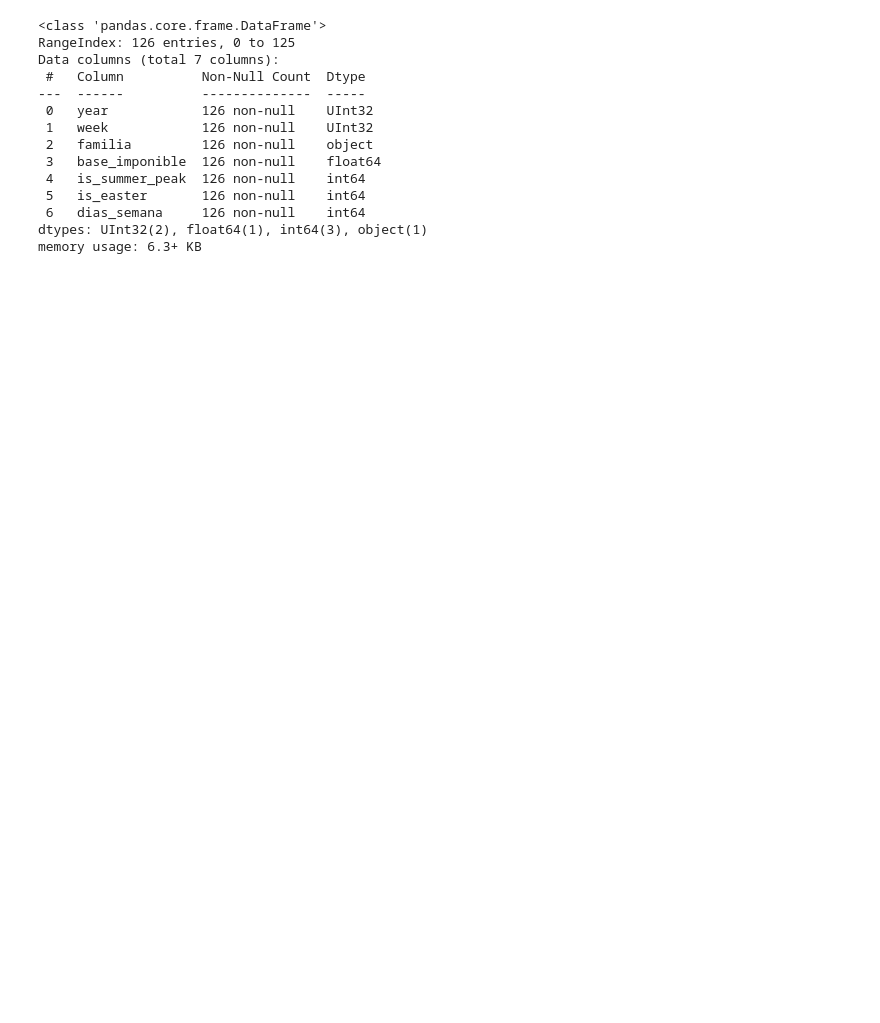
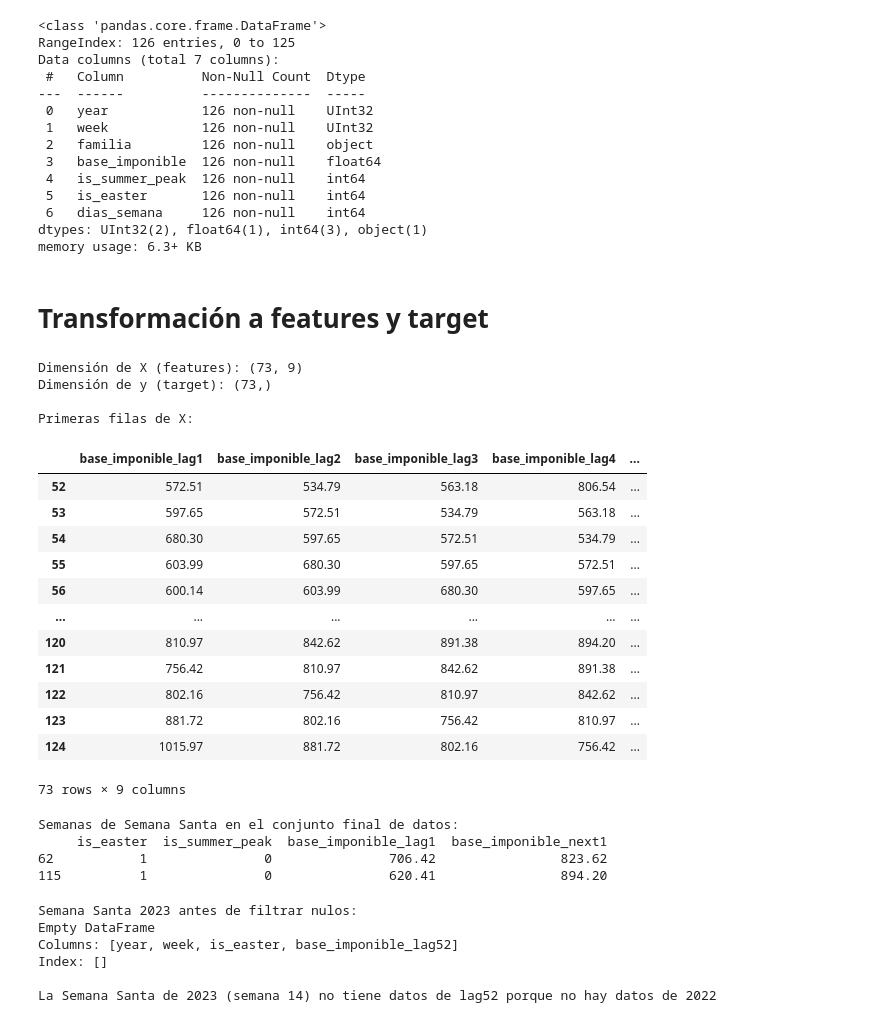
Before and after one commit to joquifer2/mlops_fleca_project, a Jupyter notebook: notebooks/04_pipeline_raw_data_into_features.ipynb, the cells around one changed output. Drawn from its saved outputs; the diff is of its cells as text; code cells hidden in the pictures; blank space fills up the shorter version.

Commit message:
Fix: Implementación correcta de la detección de Semana Santa y actualización de dependencias

```diff
--- a/notebooks/04_pipeline_raw_data_into_features.ipynb
+++ b/notebooks/04_pipeline_raw_data_into_features.ipynb
@@ -148,3 +106,65 @@ Data columns (total 7 columns):
  6   dias_semana     126 non-null    int64
 dtypes: UInt32(2), float64(1), int64(3), object(1)
 memory usage: 6.3+ KB
+# %% [markdown]
+# Transformación a features y target
+# %%
+from src.data_utils import transformar_features_target # type: ignore
+
+# Demostración de generación de features y target para modelado
+# Usamos la función centralizada que ya maneja los lags y prepara el target
+X, y, df_completo = transformar_features_target(
+    df_familia_semanal,
+    lags_list=[1, 2, 3, 4, 12, 24, 52],
+    columna_target='base_imponible',
+    cols_exogenas=['is_summer_peak', 'is_easter'],
+    eliminar_nulos=True
+)
+
+# Mostramos las dimensiones y primeras filas
+print(f"Dimensión de X (features): {X.shape}")
+print(f"Dimensión de y (target): {y.shape}")
+print("\nPrimeras filas de X:")
+X.head(200)
+# %% [output]
+Dimensión de X (features): (73, 9)
+Dimensión de y (target): (73,)
+
+Primeras filas de X:
+|  | base_imponible_lag1 | base_imponible_lag2 | base_imponible_lag3 | base_imponible_lag4 | ... |
+| 52 | 572.51 | 534.79 | 563.18 | 806.54 | ... |
+| 53 | 597.65 | 572.51 | 534.79 | 563.18 | ... |
+| 54 | 680.30 | 597.65 | 572.51 | 534.79 | ... |
+| 55 | 603.99 | 680.30 | 597.65 | 572.51 | ... |
+| 56 | 600.14 | 603.99 | 680.30 | 597.65 | ... |
+| ... | ... | ... | ... | ... | ... |
+| 120 | 810.97 | 842.62 | 891.38 | 894.20 | ... |
+| 121 | 756.42 | 810.97 | 842.62 | 891.38 | ... |
+| 122 | 802.16 | 756.42 | 810.97 | 842.62 | ... |
+| 123 | 881.72 | 802.16 | 756.42 | 810.97 | ... |
+| 124 | 1015.97 | 881.72 | 802.16 | 756.42 | ... |
+73 rows × 9 columns
+# %%
+# Verificar que las semanas de Semana Santa están correctamente representadas en el conjunto de datos final
+easter_weeks_in_final = df_completo[df_completo['is_easter'] == 1]
+print("Semanas de Semana Santa en el conjunto final de datos:")
+print(easter_weeks_in_final[['is_easter', 'is_summer_peak', 'base_imponible_lag1', 'base_imponible_next1']])
+# %% [output]
+Semanas de Semana Santa en el conjunto final de datos:
+     is_easter  is_summer_peak  base_imponible_lag1  base_imponible_next1
+62           1               0               706.42                823.62
+115          1               0               620.41                894.20
+# %%
+# Verificar por qué no aparece la Semana Santa de 2023
+# Buscar la fila correspondiente en df_completo (antes de filtrar nulos)
+ss_2023 = df_completo[(df_completo['year'] == 2023) & (df_completo['week'] == 14)]
+print("Semana Santa 2023 antes de filtrar nulos:")
+print(ss_2023[['year', 'week', 'is_easter', 'base_imponible_lag52']])
+print("\nLa Semana Santa de 2023 (semana 14) no tiene datos de lag52 porque no hay datos de 2022")
+# %% [output]
+Semana Santa 2023 antes de filtrar nulos:
+Empty DataFrame
+Columns: [year, week, is_easter, base_imponible_lag52]
+Index: []
+
+La Semana Santa de 2023 (semana 14) no tiene datos de lag52 porque no hay datos de 2022
```
Also changed, not shown: parts of 5 cells of this notebook, 7 other files.
